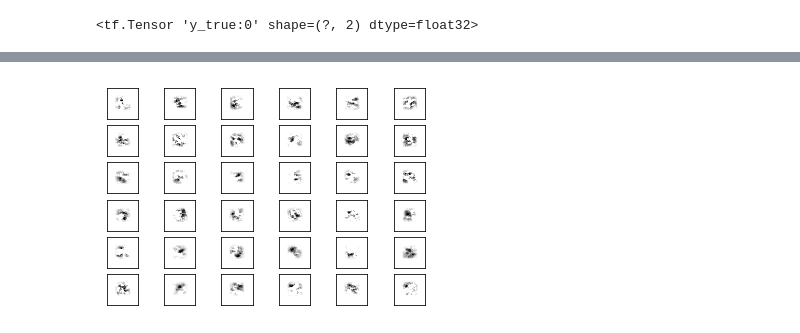
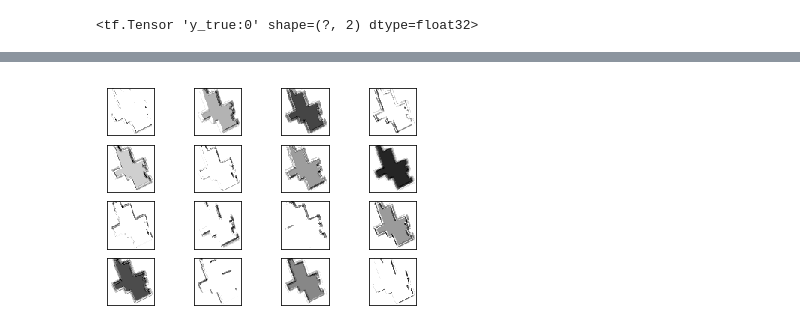
Before and after one commit to uniformlyMatt/MATH-651-Project, a Jupyter notebook: WORKING_CNN.ipynb, the cells around one changed output, grey strips where cells are left out. Saved outputs shown, nothing was run; the diff lists cells and outputs as text; code cells hidden in the pictures.

```diff
--- a/WORKING_CNN.ipynb
+++ b/WORKING_CNN.ipynb
@@ -67,20 +72,20 @@ test_labels.shape
 # %% [output]
 (200, 2)
 # %%
-filter_size1 = 16          # Convolution filters are 5 x 5 pixels.
+# Convolutional Layer 1.
+filter_size1 = 9          # Convolution filters are 5 x 5 pixels.
 num_filters1 = 16         # There are 16 of these filters.
 
-#more filters, featuer map will b
 # Convolutional Layer 2.
-filter_size2 = 16          # Convolution filters are 5 x 5 pixels.
+filter_size2 = 9          # Convolution filters are 5 x 5 pixels.
 num_filters2 = 36         # There are 36 of these filters.
 
 # Convolutional Layer 3.
-filter_size3 = 16          # Convolution filters are 5 x 5 pixels.
+filter_size3 = 9          # Convolution filters are 5 x 5 pixels.
 num_filters3 = 36         # There are 36 of these filters.
 
 # Convolutional Layer 4.
-filter_size4 = 16          # Convolution filters are 5 x 5 pixels.
+filter_size4 = 9          # Convolution filters are 5 x 5 pixels.
 num_filters4 = 36         # There are 36 of these filters.
 
 # Fully-connected layer.
@@ -567,5 +549,5 @@ plot_conv_weights(weights=weights_conv4)
 # %%
-image1 = test_images[0]
-plot_conv_layer(layer=layer_conv2, image=image1)
+image1 = train_images[59]
+plot_conv_layer(layer=layer_conv1, image=image1)
 # %% [output]
-[figure, old version]
+[figure, new version]
```
Also changed, not shown: parts of 14 cells of this notebook.
